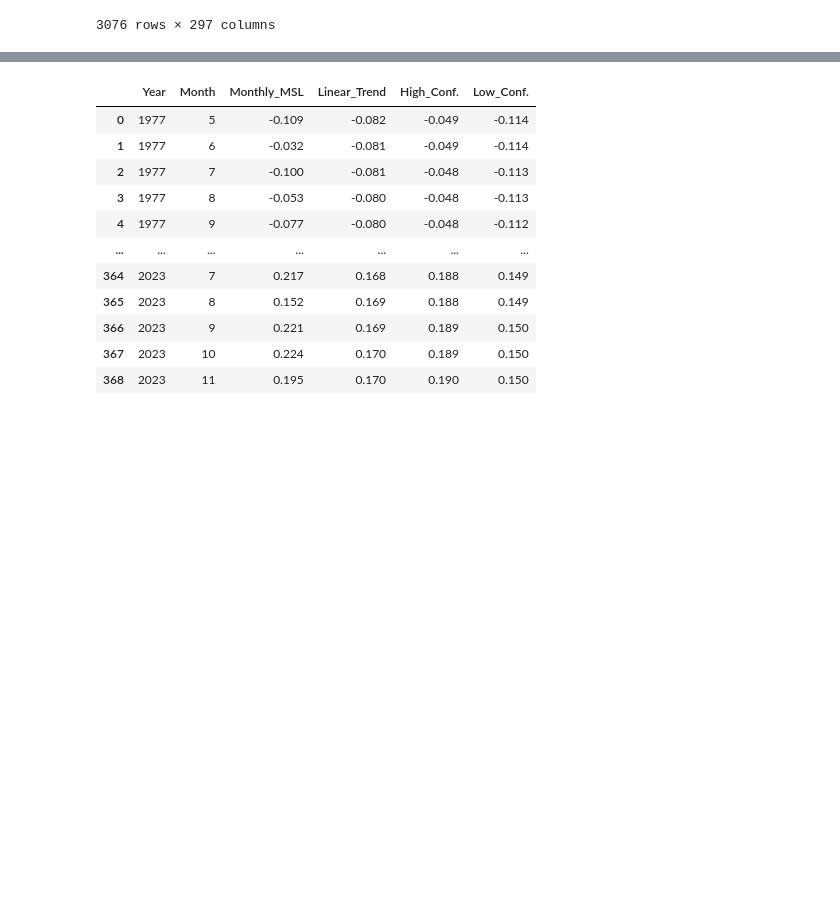
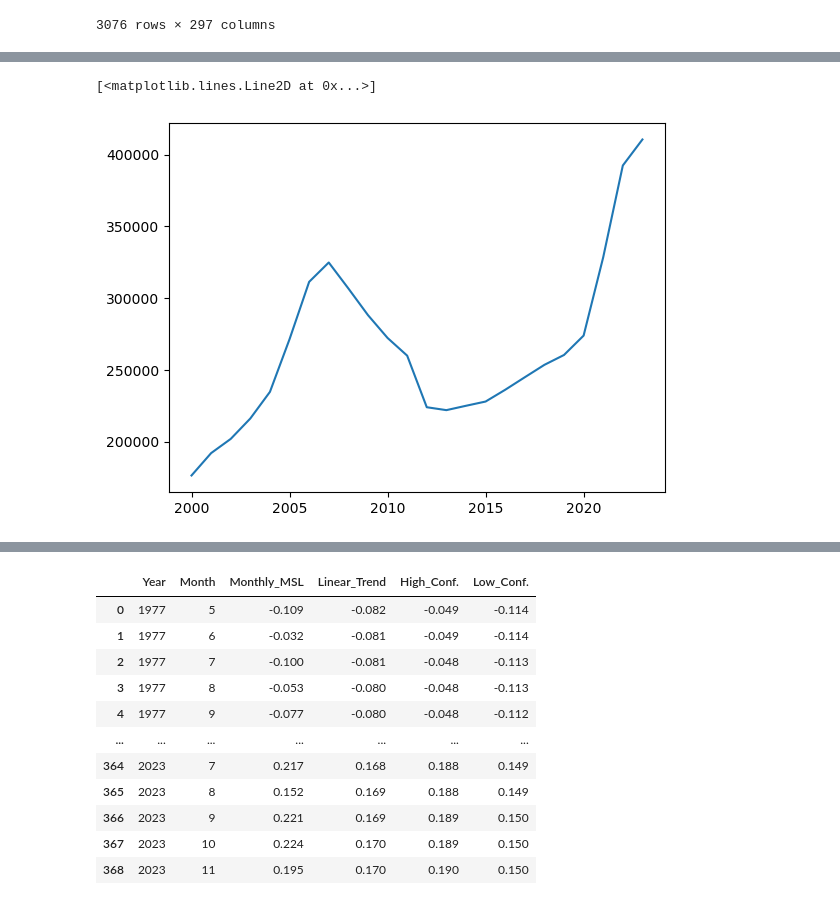
Before and after one commit to tristanperry17/Project-01, a Jupyter notebook: cleaning.ipynb, the cells around one changed output, grey strips where cells are left out. Saved outputs shown, nothing was run; the diff lists cells and outputs as text; code cells hidden in the pictures; blank space fills up the shorter version.

```diff
--- a/cleaning.ipynb
+++ b/cleaning.ipynb
@@ -48,0 +86,9 @@ nccount
+# %%
+#Gather average property value for all 3 counties for each year to plot trends
+avgall = ncpvalclean.groupby('Year')['Value'].mean()
+avgall
+avgyear = ncpvalclean['Year'].unique()
+plt.plot(avgyear, avgall)
+# %% [output]
+[<matplotlib.lines.Line2D at 0x...>]
+[figure, added]
```
Also changed, not shown: parts of 13 cells of this notebook, 2 other files.
